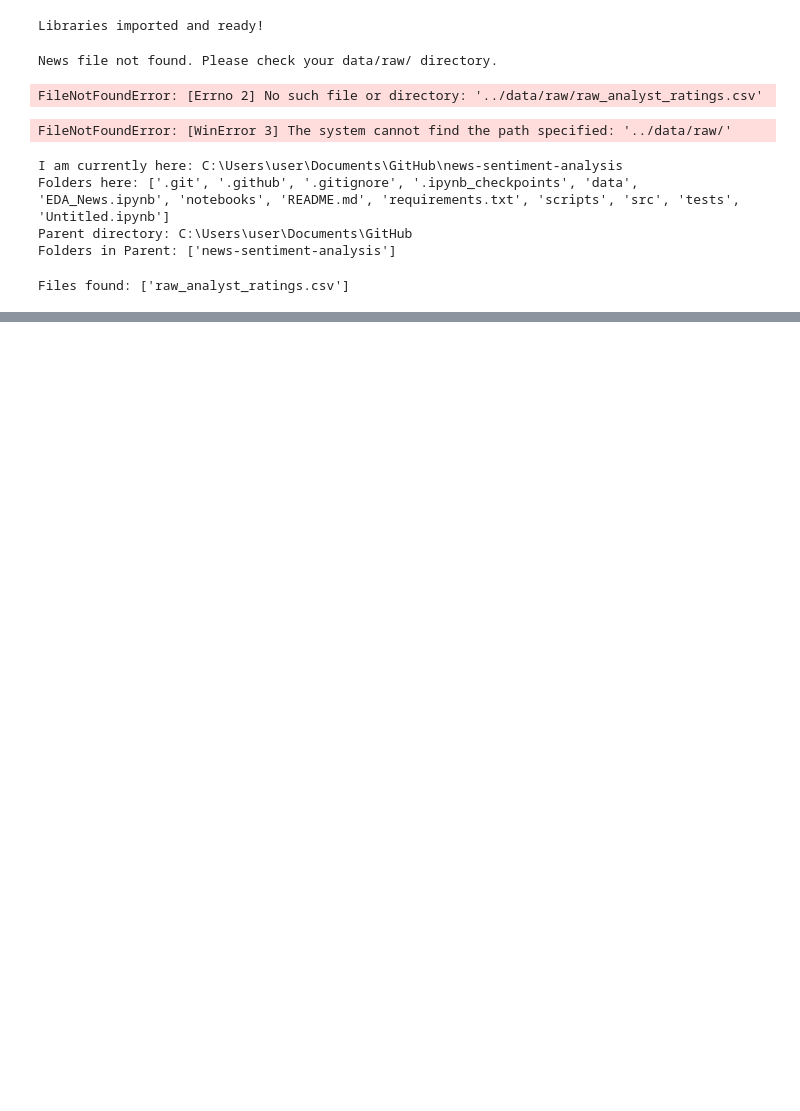
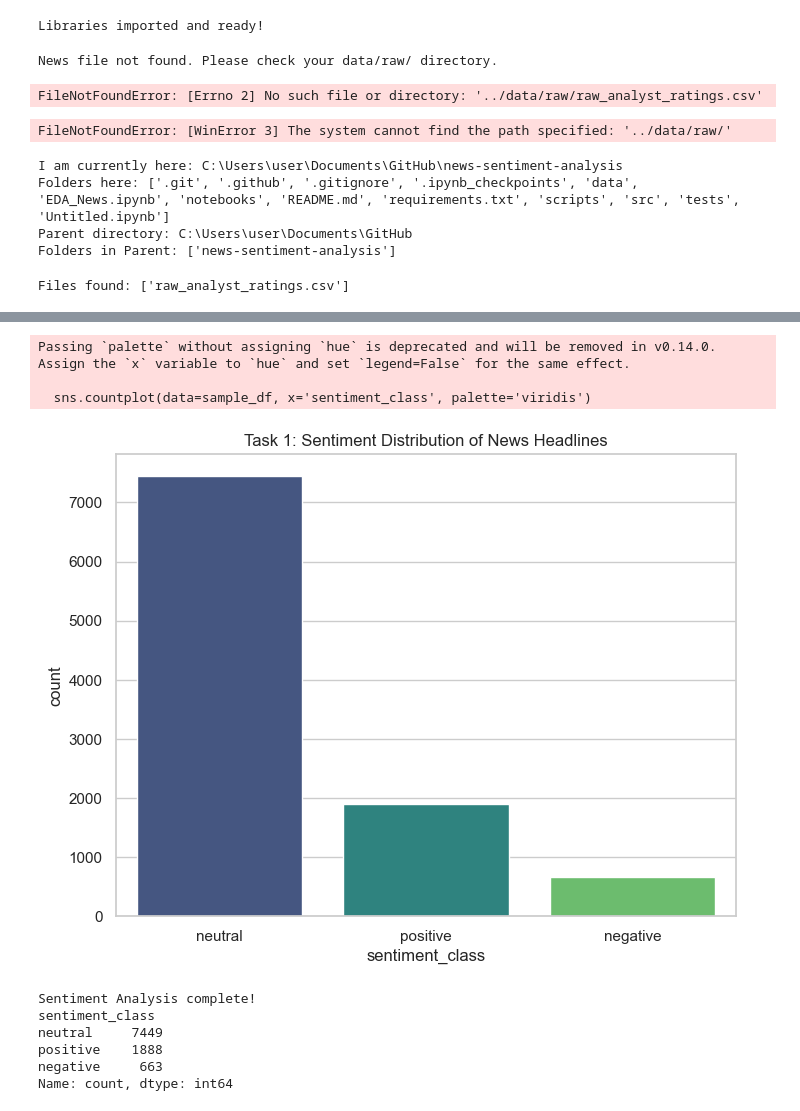
Before and after one commit to meba-tesfaye/news-sentiment-analysis, a Jupyter notebook: EDA_News.ipynb, the cells around one changed output, grey strips where cells are left out. Cells and saved outputs as stored; diff of their text form; code cells hidden in the pictures; blank space fills up the shorter version.

Commit message:
task-1: completed descriptive stats, publisher analysis, and sentiment analysis

```diff
--- a/EDA_News.ipynb
+++ b/EDA_News.ipynb
@@ -192,0 +206,37 @@ Name: count, dtype: int64
+# %%
+from textblob import TextBlob
+
+# Since 1.4M rows is huge, let's take a sample of 10,000 to get a quick idea
+# Or remove '.sample(10000)' to run it on everything (might take 2-5 minutes)
+sample_df = df.sample(10000).copy()
+
+def get_sentiment(text):
+    return TextBlob(text).sentiment.polarity
+
+# Apply sentiment analysis
+sample_df['sentiment'] = sample_df['headline'].apply(get_sentiment)
+
+# Categorize sentiment
+sample_df['sentiment_class'] = sample_df['sentiment'].apply(
+    lambda x: 'positive' if x > 0.1 else ('negative' if x < -0.1 else 'neutral')
+)
+
+# Plot the results
+plt.figure(figsize=(8, 6))
+sns.countplot(data=sample_df, x='sentiment_class', palette='viridis')
+plt.title('Task 1: Sentiment Distribution of News Headlines')
+plt.show()
+
+print("Sentiment Analysis complete!")
+print(sample_df['sentiment_class'].value_counts())
+# %% [output]
+Passing `palette` without assigning `hue` is deprecated and will be removed in v0.14.0. Assign the `x` variable to `hue` and set `legend=False` for the same effect.
+
+  sns.countplot(data=sample_df, x='sentiment_class', palette='viridis')
+[figure, added]
+Sentiment Analysis complete!
+sentiment_class
+neutral     7449
+positive    1888
+negative     663
+Name: count, dtype: int64
```
Also changed, not shown: parts of 4 cells of this notebook.
